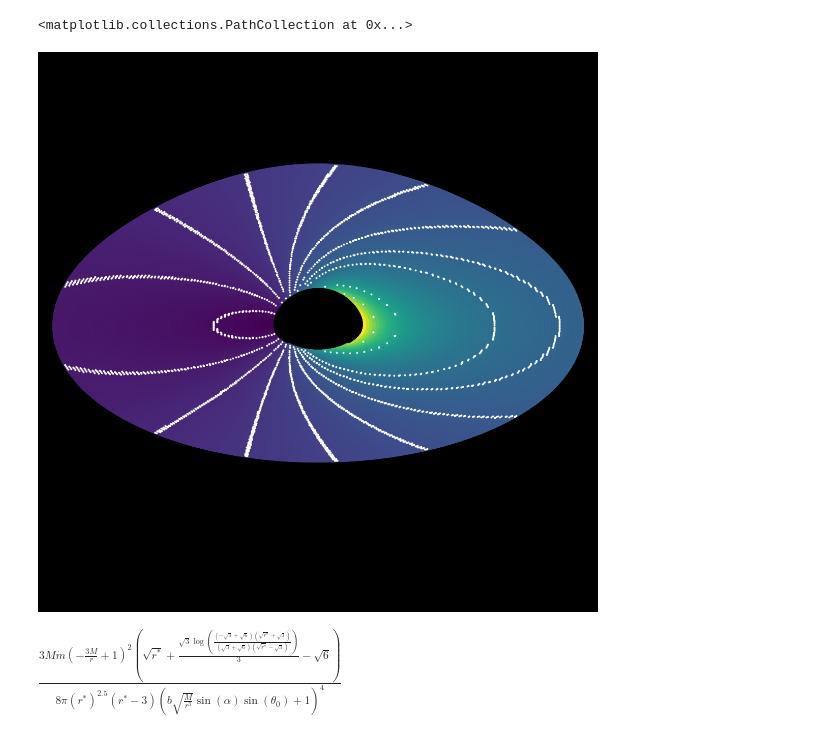
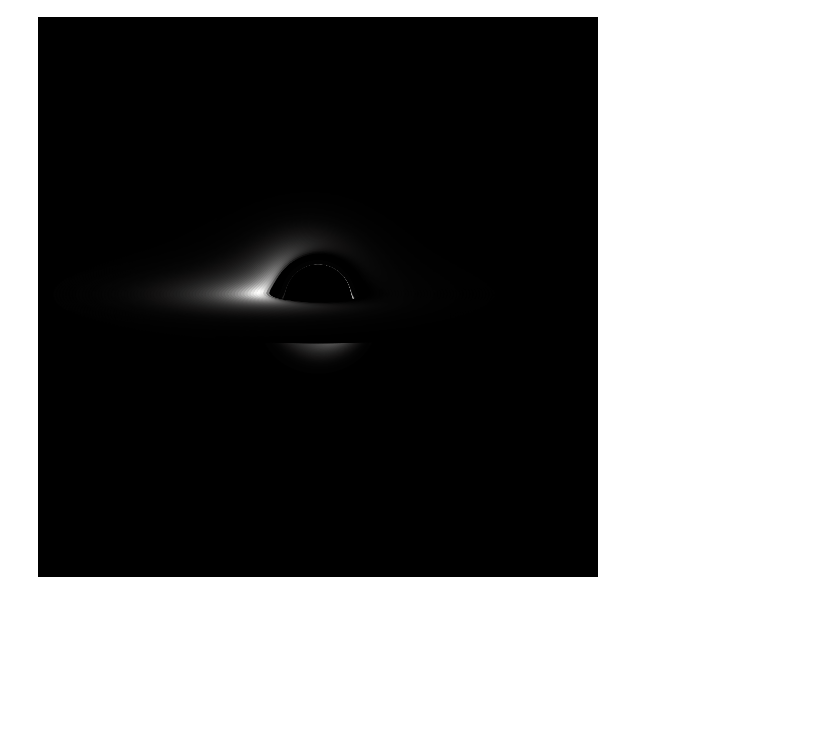
Before and after one commit to peytondmurray/bhsim, a Jupyter notebook: Untitled.ipynb, the cells around one changed output. Cells and saved outputs as stored; diff of their text form; code cells hidden in the pictures; blank space fills up the shorter version.

Commit message:
I have an image! Need to sample randomly...

```diff
--- a/Untitled.ipynb
+++ b/Untitled.ipynb
@@ -15,16 +13,10 @@ opz = sy.lambdify(['alpha', 'b', 'theta_0', 'M', 'r'], expr_opz)
 # %%
-alpha = np.linspace(0, 2*np.pi, 1000)
-th0 = 60
-theta_0 = th0*np.pi/180
+th0 = 80
+theta_0 = th0 * np.pi / 180
+
 m = 1
+n = [0, 1]
+alpha = np.linspace(0, 2 * np.pi, 1000)
+r = np.arange(6, 40, 0.5)
 
-a_arrs = []
-b_arrs = []
-z_arrs = []
-
-for r in np.arange(6, 40, 0.5):
-    n = 0
-    a_arrs.append(alpha)
-    b = bh.impact_parameter(alpha, r, theta_0, n, m, max_steps=3)
-    b_arrs.append(b)
-    z_arrs.append(opz(alpha, b, theta_0, m, r) - 1)
+df = bh.generate_image(alpha, r, theta_0, n, m, max_steps=3)
@@ -35,17 +30,11 @@ z_arr = np.concatenate(z_arrs)
-# %%
-fig, ax = plt.subplots(figsize=(20, 20), subplot_kw={'projection': 'polar'})
-ax.set_axis_off()
-ax.set_theta_zero_location('S')
-
-for z in [-0.15, -0.1, -0.05, 0, 0.05, 0.10, 0.15, 0.2, 0.25, 0.5, 0.75]:
-    mask = np.isclose(z_arr, z, rtol=0, atol=0.001)
-    ax.plot(a_arr[mask], b_arr[mask], '.w')
-
-ax.scatter(a_arr, b_arr, c=z_arr)
-# %% [output]
-<matplotlib.collections.PathCollection at 0x...>
-[figure, removed]
-# %%
-bh.expr_f_0().subs({'1+z': bh.expr_one_plus_z()}).subs({'F_s': bh.expr_fs()})
-# %% [output]
-$\displaystyle \frac{3 M \dot{m} \left(- \frac{3 M}{r} + 1\right)^{2} \left(\sqrt{r^{*}} + \frac{\sqrt{3} \log{\left(\frac{\left(- \sqrt{3} + \sqrt{6}\right) \left(\sqrt{r^{*}} + \sqrt{3}\right)}{\left(\sqrt{3} + \sqrt{6}\right) \left(\sqrt{r^{*}} - \sqrt{3}\right)} \right)}}{3} - \sqrt{6}\right)}{8 \pi \left(r^{*}\right)^{2.5} \left(r^{*} - 3\right) \left(b \sqrt{\frac{M}{r^{3}}} \sin{\left(\alpha \right)} \sin{\left(\theta_{0} \right)} + 1\right)^{4}}$
+# %%
+cmap = ccm.gray
+fig, ax = plt.subplots(figsize=(20, 20), subplot_kw={'projection': 'polar'}, facecolor=cmap(0))
+ax.set_axis_off()
+ax.set_theta_zero_location('S')
+
+for n_value in n[::-1]:
+    df_n = df.loc[df['n'] == n_value]
+    ax.scatter(df_n['alpha'], df_n['b'], c=df_n['flux'], cmap=cmap, marker='o')
+# %% [output]
+[figure, added]
```
Also changed, not shown: parts of 8 cells of this notebook, 1 other file.
